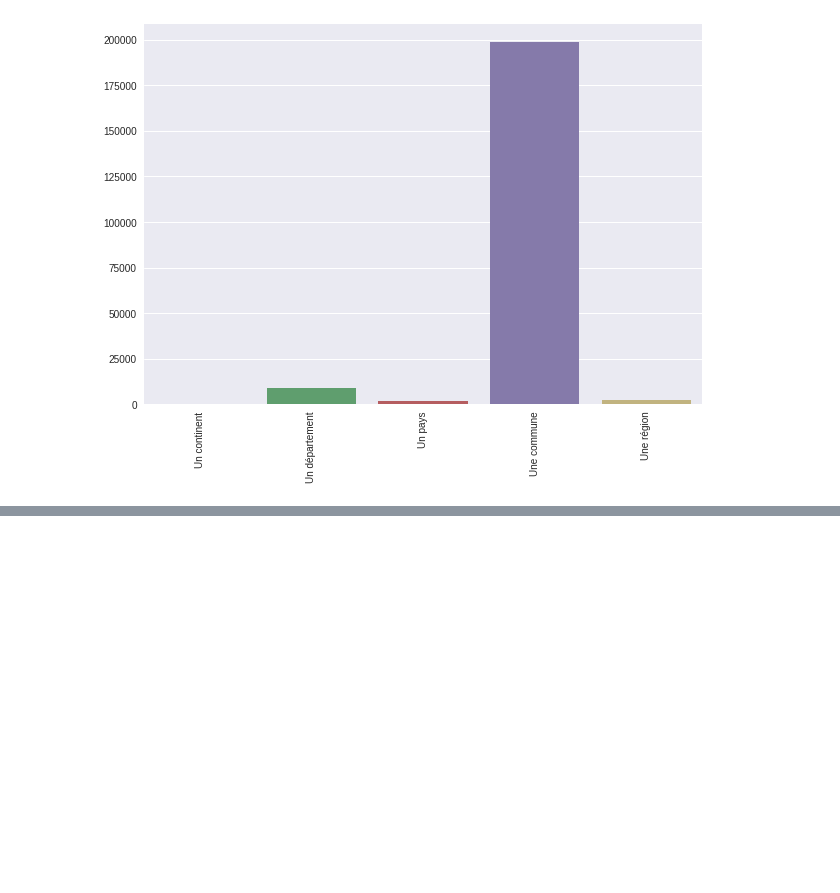
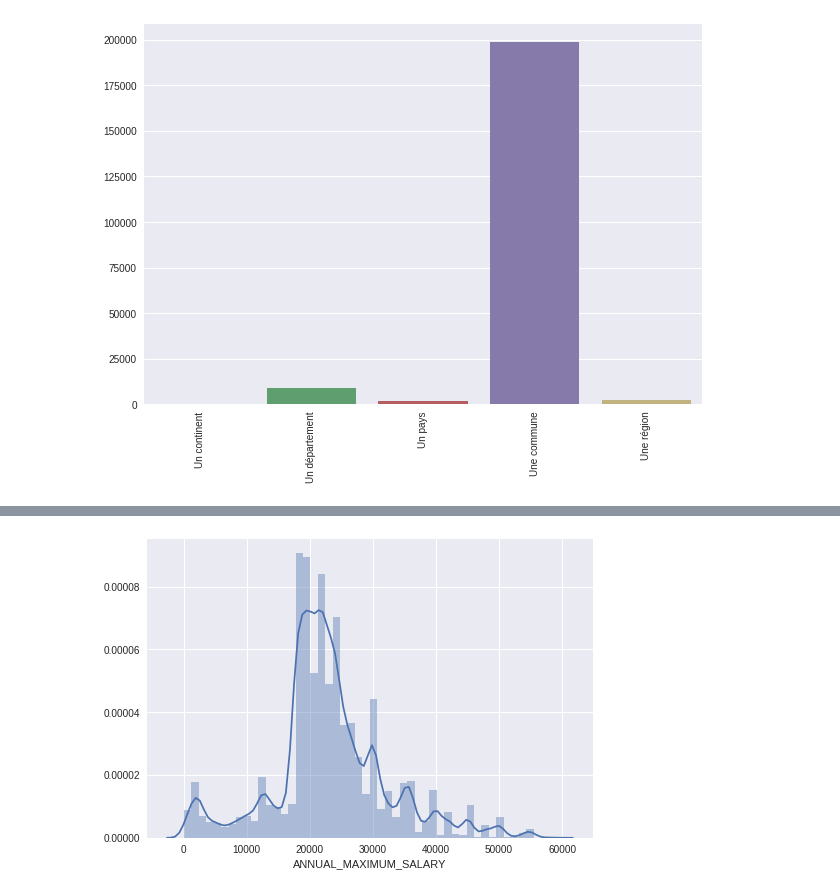
Before and after one commit to sebwdz/JobAnalysis, a Jupyter notebook: notebooks/job_offer.ipynb, the cells around one changed output, grey strips where cells are left out. Cells and saved outputs as stored; diff of their text form; code cells hidden in the pictures; blank space fills up the shorter version.

```diff
--- a/notebooks/job_offer.ipynb
+++ b/notebooks/job_offer.ipynb
@@ -184,0 +165,8 @@ plt.show()
+# %%
+tmp = data[['ANNUAL_MAXIMUM_SALARY']].copy().dropna(how='any')
+tmp = tmp[tmp['ANNUAL_MAXIMUM_SALARY'] > 0]
+tmp = tmp[tmp['ANNUAL_MAXIMUM_SALARY'] < 60000]
+sns.distplot(tmp['ANNUAL_MAXIMUM_SALARY'])
+plt.show()
+# %% [output]
+[figure, added]
```
Also changed, not shown: parts of 14 cells of this notebook.
